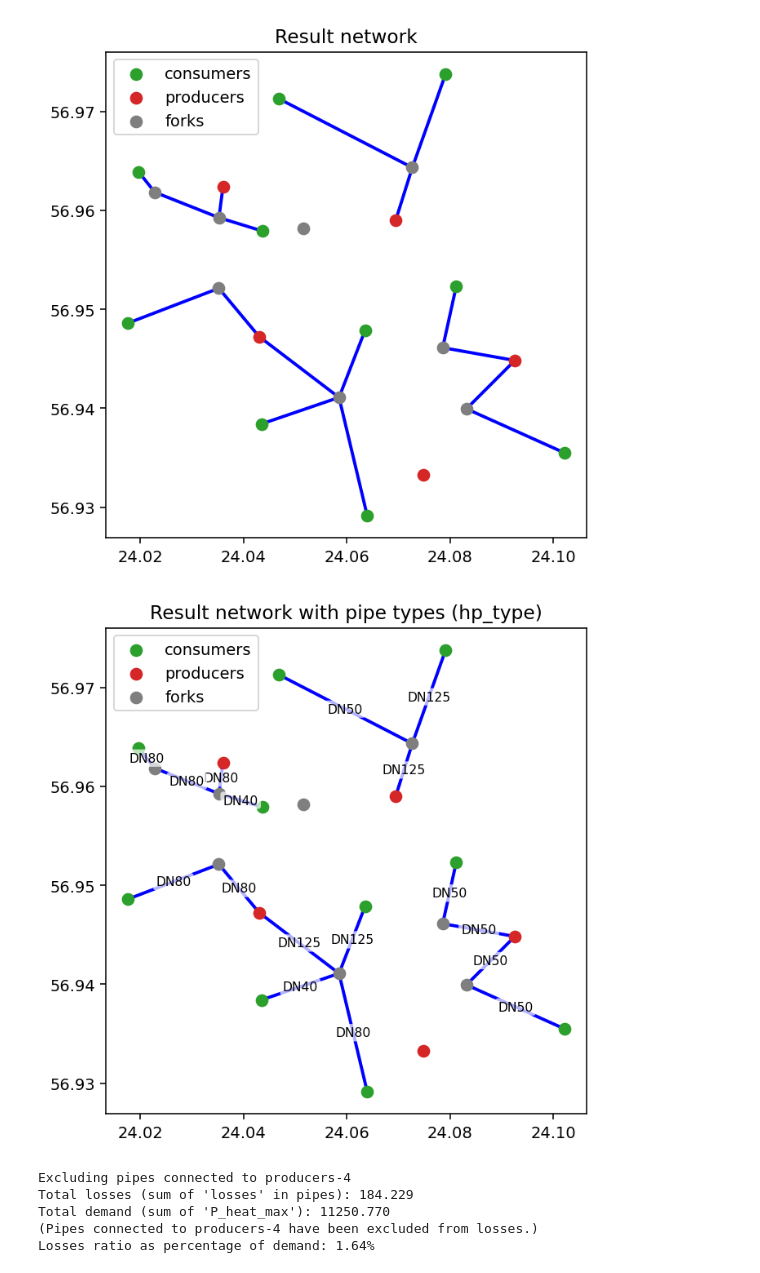
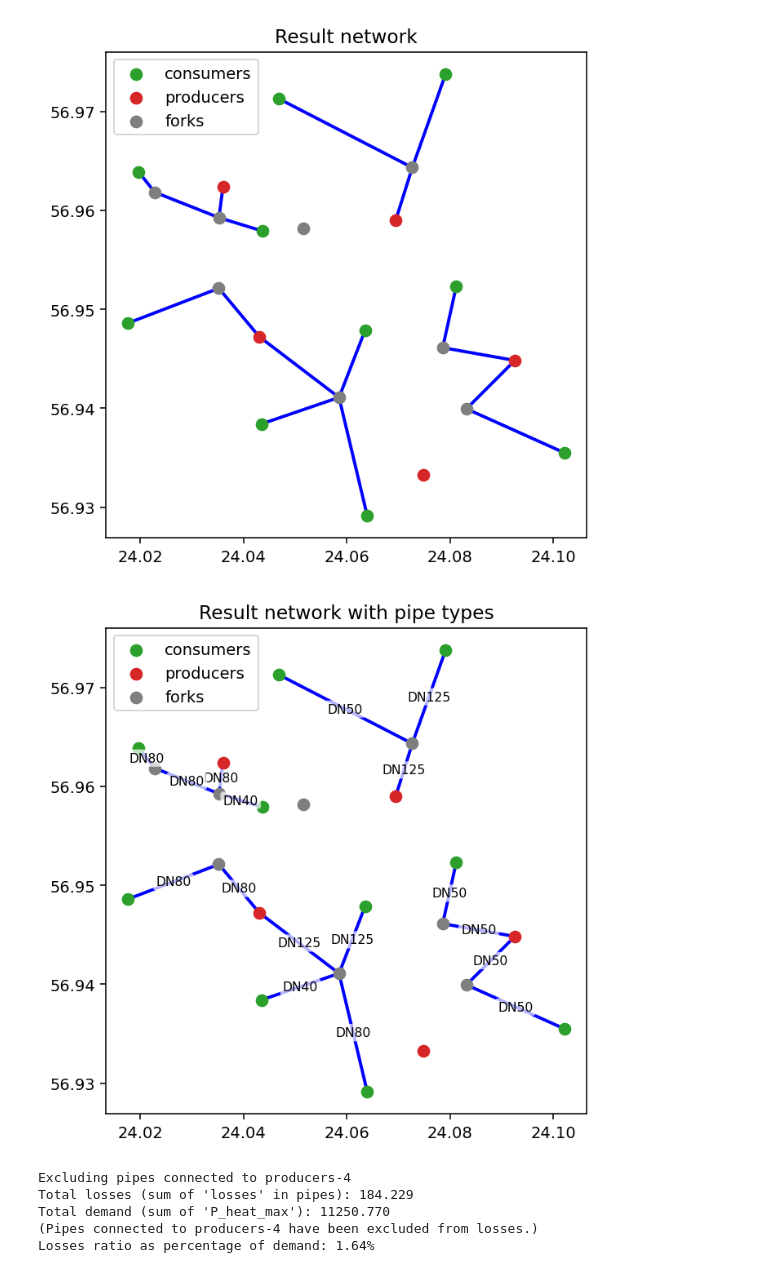
Before and after one commit to Jekblade/DistrictHeating_project, a Jupyter notebook: 2. Heating network expansion.ipynb, the cells around one changed output. Drawn from its saved outputs; the diff is of its cells as text; code cells hidden in the pictures.

```diff
--- a/2. Heating network expansion.ipynb
+++ b/2. Heating network expansion.ipynb
@@ -218,7 +220,7 @@ static_map_2 = dhnx.plotting.StaticMap(twn_results)
 # edges: keep default (blue, as in your picture)
 static_map_2.draw(background_map=False)
 ax = plt.gca()
-ax.set_title('Result network with pipe types (hp_type)')
+ax.set_title('Result network with pipe types')
 
 # nodes: match your picture colors
 plt.scatter(
@@ -245,34 +247,34 @@ plt.scatter(
     zorder=2.5,
     s=50
 )
 
 # label each invested pipe with its hp_type at the midpoint
 for pipe_id, row in pipes_selected.iterrows():
     hp_type = row.get("hp_type", "")
     if isinstance(hp_type, str) and hp_type.strip():
         lon_from, lat_from = get_node_coords(row["from_node"])
         lon_to,   lat_to   = get_node_coords(row["to_node"])
 
         x_mid = 0.5 * (lon_from + lon_to)
         y_mid = 0.5 * (lat_from + lat_to)
 
         ax.text(
             x_mid,
             y_mid,
             hp_type,
             fontsize=8,
             ha="center",
             va="center",
             clip_on=True,
             bbox=dict(boxstyle="round,pad=0.2", fc="white", ec="none", alpha=0.7),
             zorder=3,
         )
 
 plt.legend()
 plt.tight_layout()
 plt.show()
 # %% [output]
-[figure, old version]
+[figure, new version]
 # %%
 # ========= USER INPUT =========
 # Set this to the row index in producers.csv that you want to EXCLUDE
```
Also changed, not shown: parts of 2 cells of this notebook, 14 other files.
